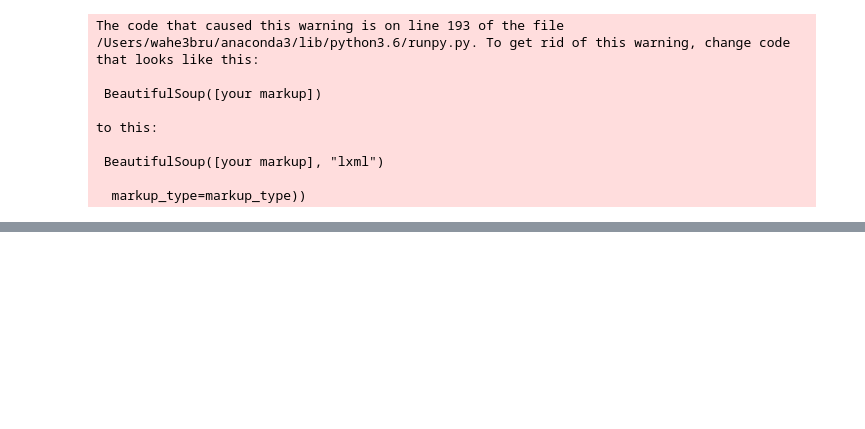
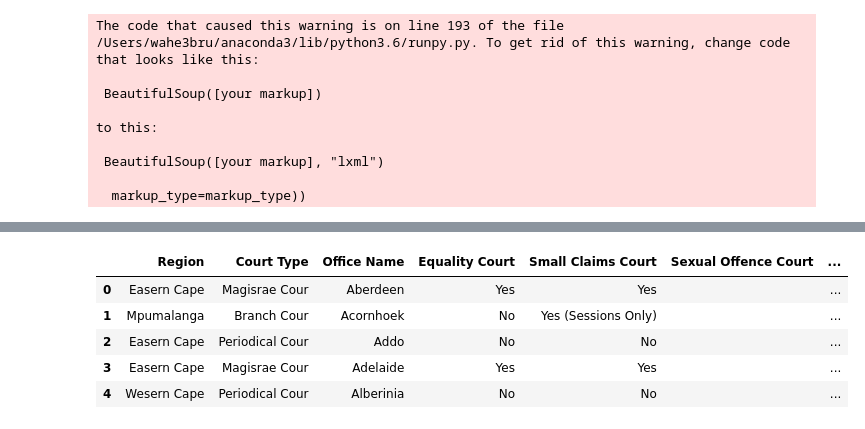
Before and after one commit to codebridge-za/seeking-shelter, a Jupyter notebook: data/courts/court_scraping.ipynb, the cells around one changed output, grey strips where cells are left out. Cells and saved outputs as stored; diff of their text form; code cells hidden in the pictures; blank space fills up the shorter version.

```diff
--- a/data/courts/court_scraping.ipynb
+++ b/data/courts/court_scraping.ipynb
@@ -67,0 +136,15 @@ df.to_csv('courts_raw.csv', index=0)
+# %%
+def remove_chars_iter(text, chars2remove=["]","''",","]):
+    """Remove chars from a list"""
+    import re
+    sc = set(chars2remove)
+    return ''.join([c for c in text if c not in sc])
+# %%
+test.applymap(remove_chars_iter).head()
+# %% [output]
+|  | Region | Court Type | Office Name | Equality Court | Small Claims Court | Sexual Offence Court | ... |
+| 0 | Easern Cape | Magisrae Cour | Aberdeen | Yes | Yes |  | ... |
+| 1 | Mpumalanga | Branch Cour | Acornhoek | No | Yes (Sessions Only) |  | ... |
+| 2 | Easern Cape | Periodical Cour | Addo | No | No |  | ... |
+| 3 | Easern Cape | Magisrae Cour | Adelaide | Yes | Yes |  | ... |
+| 4 | Wesern Cape | Periodical Cour | Alberinia | No | No |  | ... |
```
Also changed, not shown: parts of 26 cells of this notebook, 2 other files.
